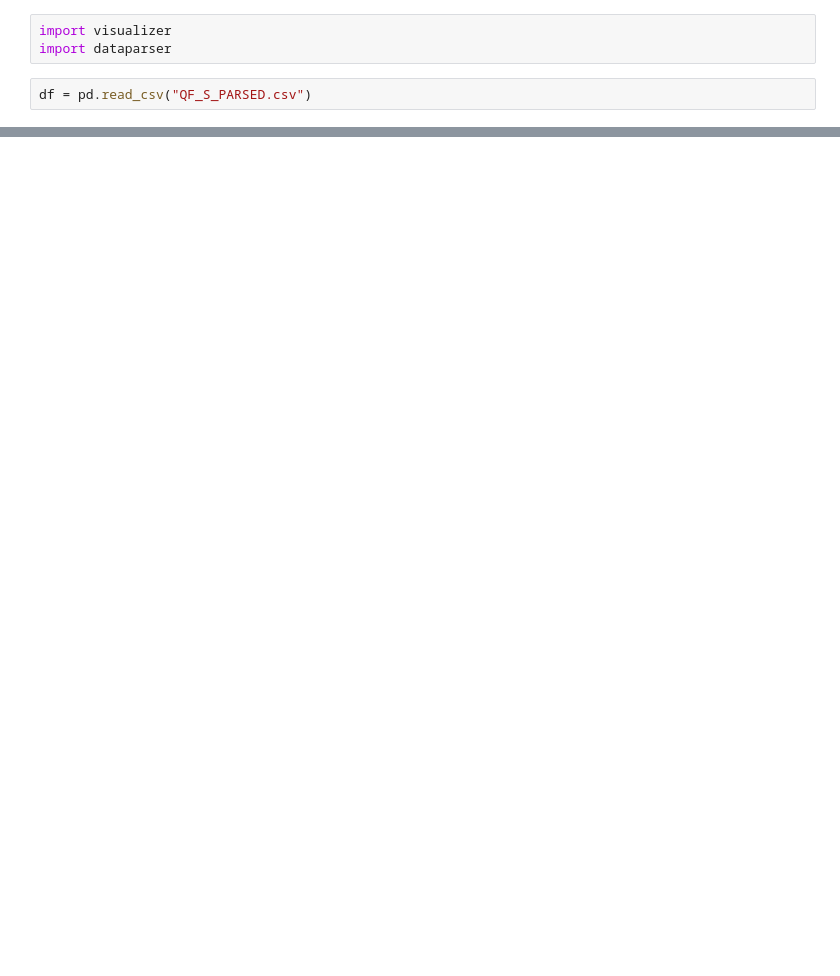
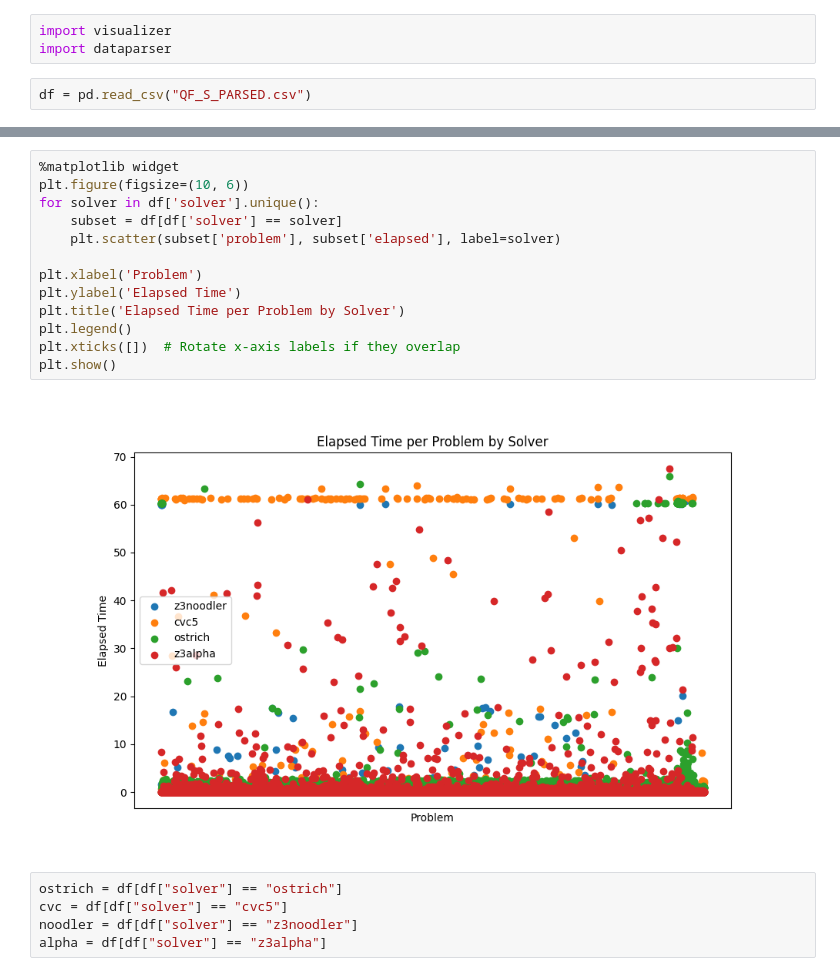
Before and after one commit to DarkVanityOfLight/smt2-string-benchmarks, a Jupyter notebook: analyzer.ipynb, the cells around one changed output, grey strips where cells are left out. Drawn from its saved outputs; the diff is of its cells as text; blank space fills up the shorter version.

```diff
--- a/analyzer.ipynb
+++ b/analyzer.ipynb
@@ -59,0 +74,20 @@ plt.tight_layout()
+# %%
+%matplotlib widget
+plt.figure(figsize=(10, 6))
+for solver in df['solver'].unique():
+    subset = df[df['solver'] == solver]
+    plt.scatter(subset['problem'], subset['elapsed'], label=solver)
+
+plt.xlabel('Problem')
+plt.ylabel('Elapsed Time')
+plt.title('Elapsed Time per Problem by Solver')
+plt.legend()
+plt.xticks([])  # Rotate x-axis labels if they overlap
+plt.show()
+# %% [output]
+[figure, added]
+# %%
+ostrich = df[df["solver"] == "ostrich"]
+cvc = df[df["solver"] == "cvc5"]
+noodler = df[df["solver"] == "z3noodler"]
+alpha = df[df["solver"] == "z3alpha"]
```
Also changed, not shown: parts of 10 cells of this notebook, 5 other files.
